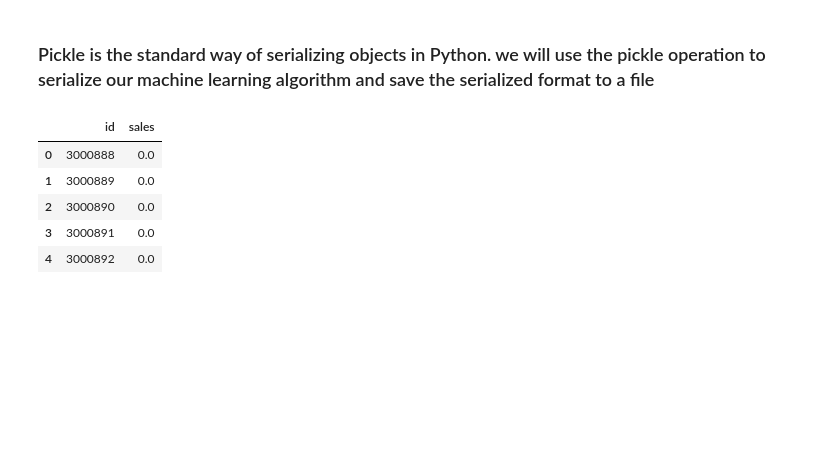
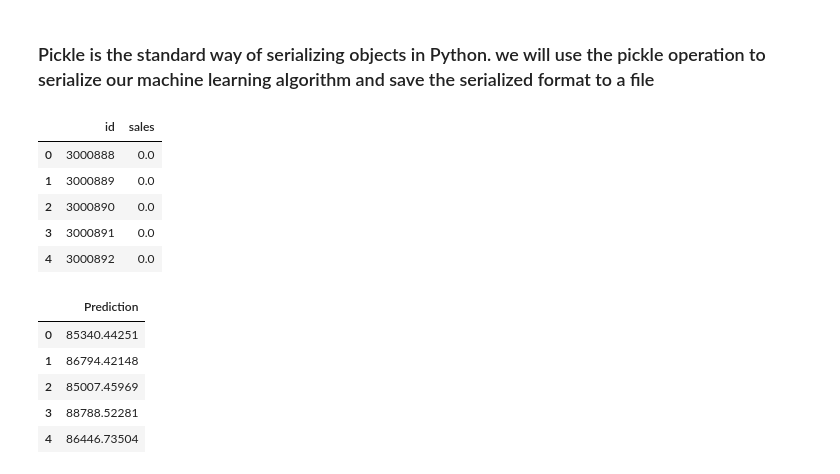
Before and after one commit to phinmaiyo/Regression-Model, a Jupyter notebook: forecasting.ipynb, the cells around one changed output. Saved outputs shown, nothing was run; the diff lists cells and outputs as text; code cells hidden in the pictures; blank space fills up the shorter version.

```diff
--- a/forecasting.ipynb
+++ b/forecasting.ipynb
@@ -2836,0 +2846,9 @@ sample_submission.head()
+# %%
+df_prediction.head()
+# %% [output]
+|  | Prediction |
+| 0 | 85340.44251 |
+| 1 | 86794.42148 |
+| 2 | 85007.45969 |
+| 3 | 88788.52281 |
+| 4 | 86446.73504 |
```
Also changed, not shown: parts of 15 cells of this notebook.
